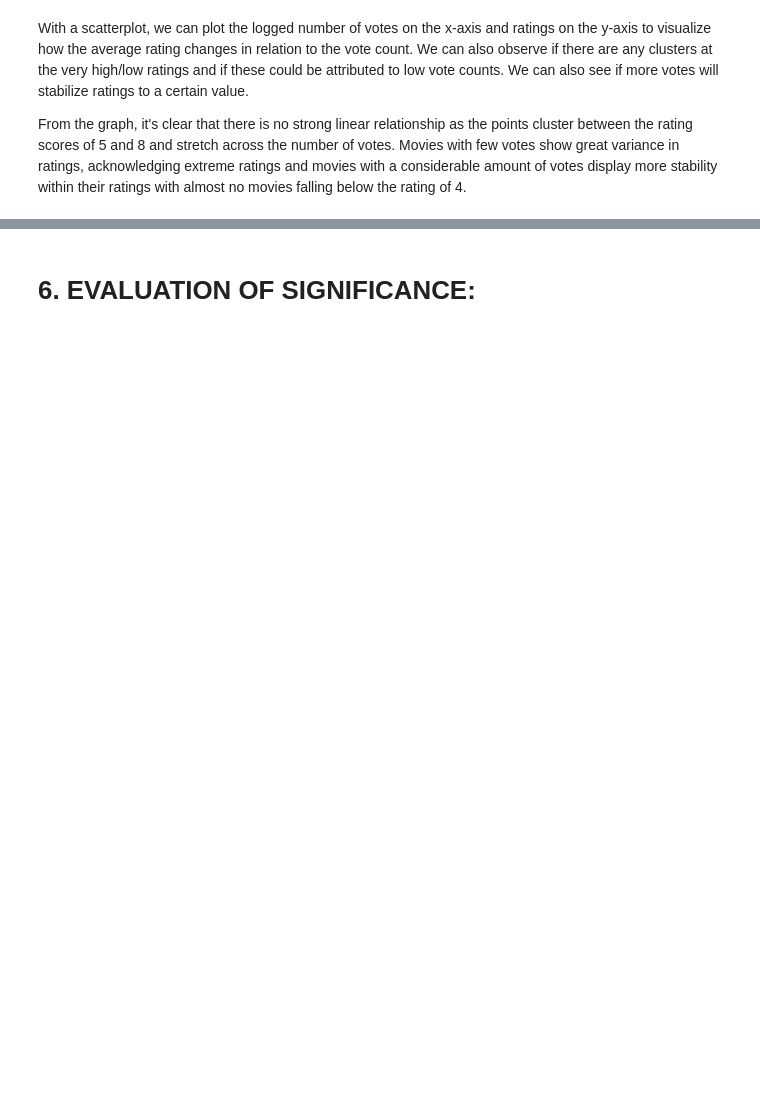
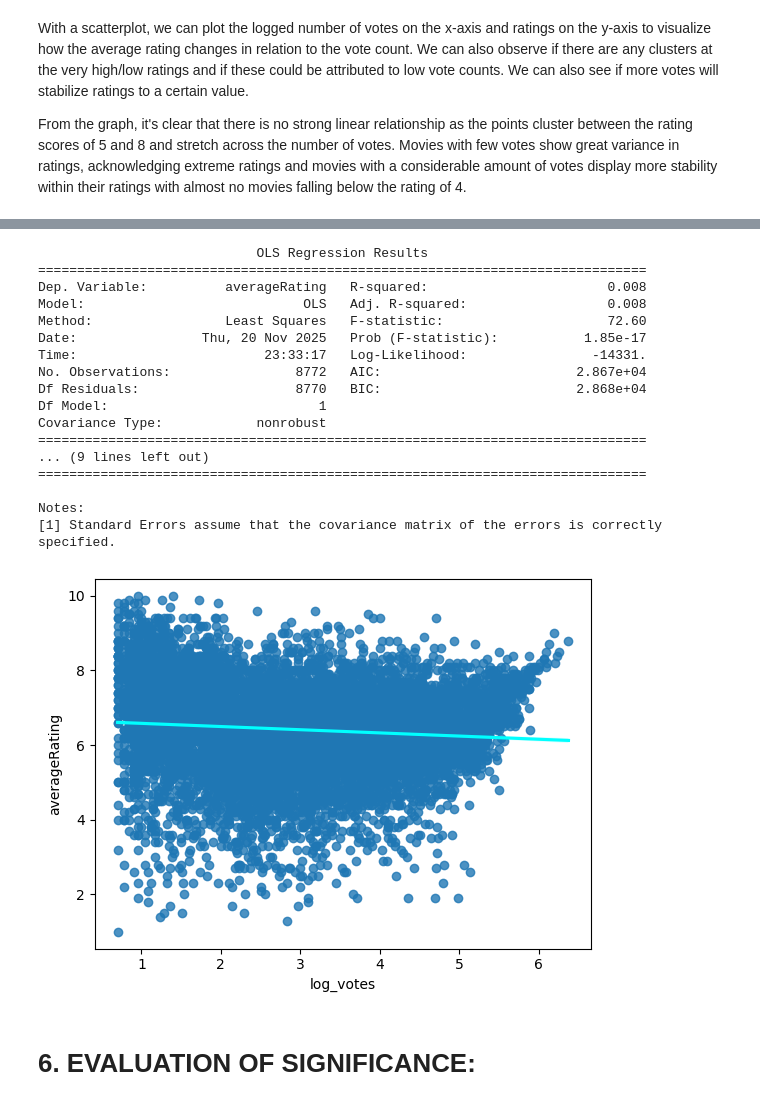
Before and after one commit to xuanlianliu/Data_Science_Project, a Jupyter notebook: Netflix.ipynb, the cells around one changed output, grey strips where cells are left out. Cells and saved outputs as stored; diff of their text form; code cells hidden in the pictures; blank space fills up the shorter version.

```diff
--- a/Netflix.ipynb
+++ b/Netflix.ipynb
@@ -453,13 +541,33 @@ print("p-value:", p_value)
 # %%
 X = netflix_df['log_votes']
 X = sm.add_constant(X)
 y = netflix_df['averageRating']
 
 model = sm.OLS(y, X).fit()
 print(model.summary())
 
-sns.lineplot(netflix_df, x="log_votes", y='averageRating')
+#visualize regression line
+sns.regplot(netflix_df, x="log_votes", y='averageRating', line_kws={"color": "cyan"})
 plt.show()
+# %% [output]
+                            OLS Regression Results
+==============================================================================
+Dep. Variable:          averageRating   R-squared:                       0.008
+Model:                            OLS   Adj. R-squared:                  0.008
+Method:                 Least Squares   F-statistic:                     72.60
+Date:                Thu, 20 Nov 2025   Prob (F-statistic):           1.85e-17
+Time:                        23:33:17   Log-Likelihood:                -14331.
+No. Observations:                8772   AIC:                         2.867e+04
+Df Residuals:                    8770   BIC:                         2.868e+04
+Df Model:                           1
+Covariance Type:            nonrobust
+==============================================================================
+... (9 lines left out)
+==============================================================================
+
+Notes:
+[1] Standard Errors assume that the covariance matrix of the errors is correctly specified.
+[figure, added]
 # %% [markdown]
 # __6. EVALUATION OF SIGNIFICANCE:__
 # %% [markdown]
```
Also changed, not shown: parts of 21 cells of this notebook, 3 other files.
